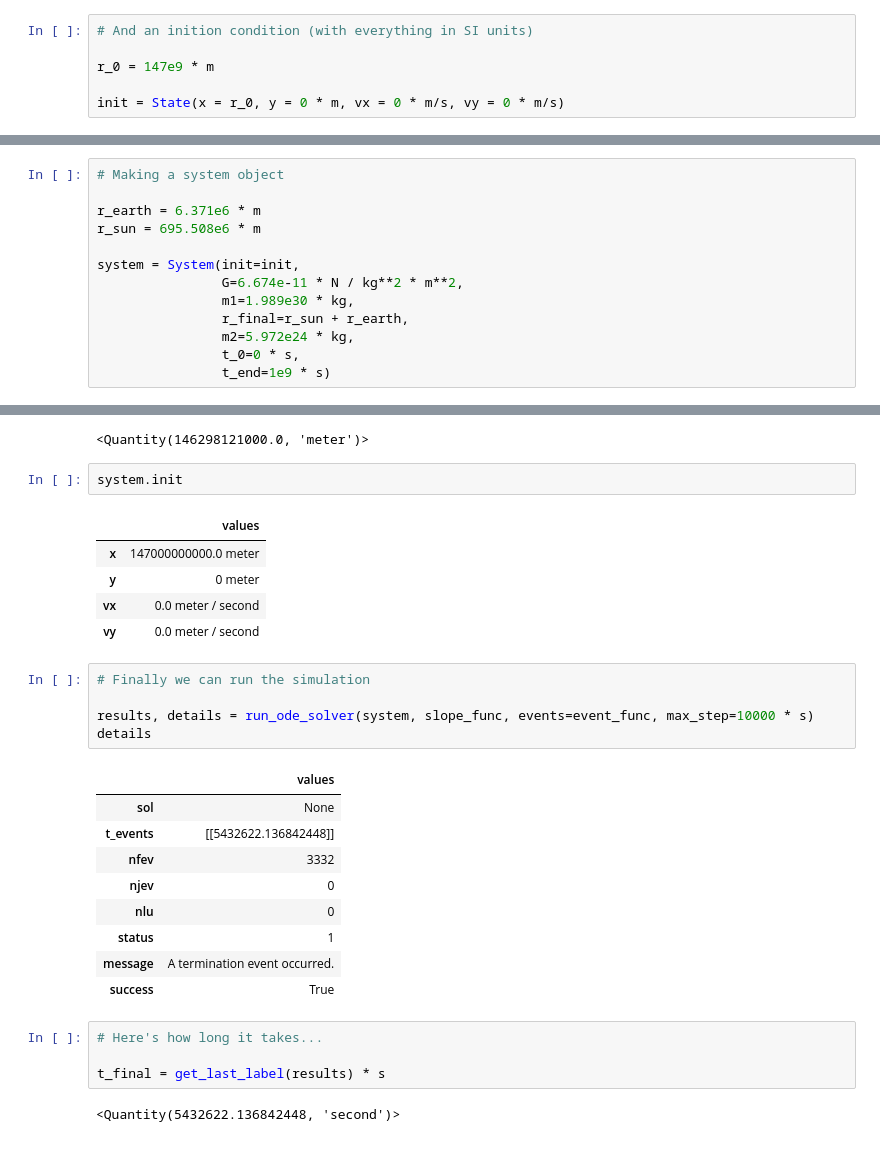
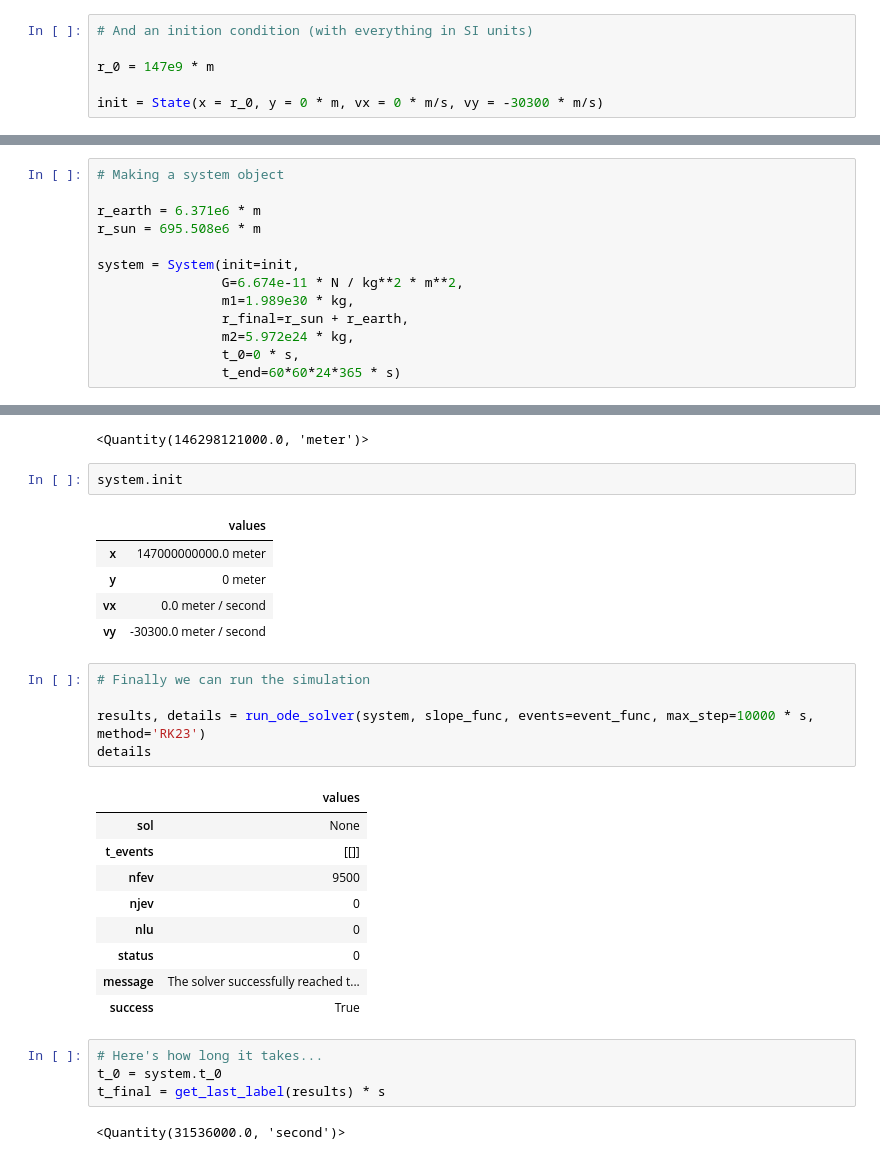
Before and after one commit to awenstrup/ModSimPy, a Jupyter notebook: code/orbit_homework.ipynb, the cells around one changed output, grey strips where cells are left out. Cells and saved outputs as stored; diff of their text form.

```diff
--- a/code/orbit_homework.ipynb
+++ b/code/orbit_homework.ipynb
@@ -38,7 +37,7 @@ m = UNITS.meter
 
 r_0 = 147e9 * m
 
-init = State(x = r_0, y = 0 * m, vx = 0 * m/s, vy = 0 * m/s)
+init = State(x = r_0, y = 0 * m, vx = 0 * m/s, vy = -30300 * m/s)
 # %% [output]
 |  | values |
 | x | 147000000000.0 meter |
@@ -57,7 +56,7 @@ system = System(init=init,
                 r_final=r_sun + r_earth,
                 m2=5.972e24 * kg,
                 t_0=0 * s,
-                t_end=1e9 * s)
+                t_end=60*60*24*365 * s)
 # %% [output]
 |  | values |
 | init | x 147000000000.0 meter y ... |
@@ -145,28 +144,28 @@ system.init
 | x | 147000000000.0 meter |
 | y | 0 meter |
 | vx | 0.0 meter / second |
-| vy | 0.0 meter / second |
+| vy | -30300.0 meter / second |
 # %%
 # Finally we can run the simulation
 
-results, details = run_ode_solver(system, slope_func, events=event_func, max_step=10000 * s)
+results, details = run_ode_solver(system, slope_func, events=event_func, max_step=10000 * s, method='RK23')
 details
 # %% [output]
 |  | values |
 | sol | None |
-| t_events | [[5432622.136842448]] |
-| nfev | 3332 |
+| t_events | [[]] |
+| nfev | 9500 |
 | njev | 0 |
 | nlu | 0 |
-| status | 1 |
-| message | A termination event occurred. |
+| status | 0 |
+| message | The solver successfully reached t... |
 | success | True |
 # %%
 # Here's how long it takes...
-
+t_0 = system.t_0
 t_final = get_last_label(results) * s
 # %% [output]
-<Quantity(5432622.136842448, 'second')>
+<Quantity(31536000.0, 'second')>
 # %%
 # ... expressed in units we understand
 
```
Also changed, not shown: parts of 11 cells of this notebook, 3 other files.
